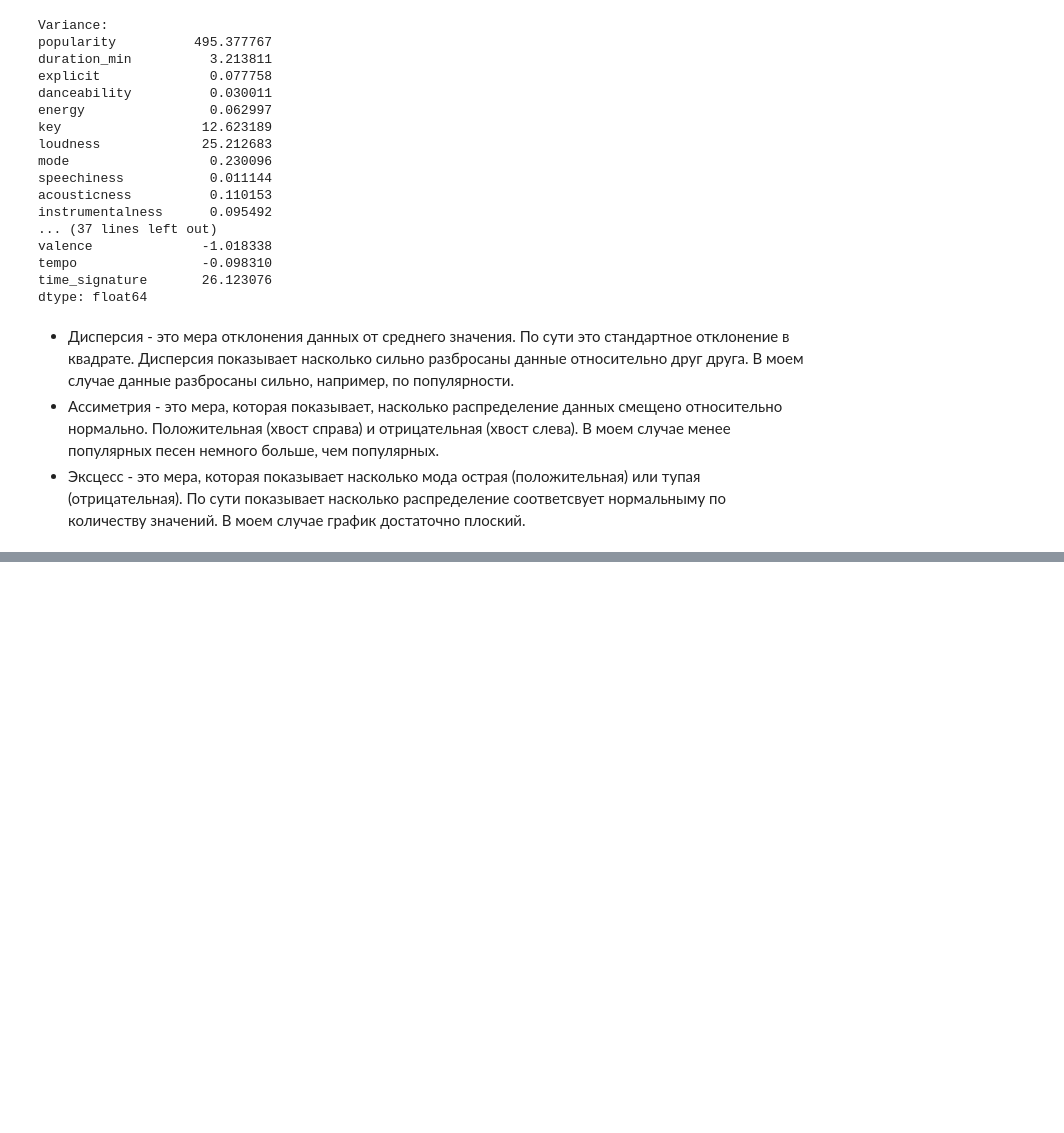
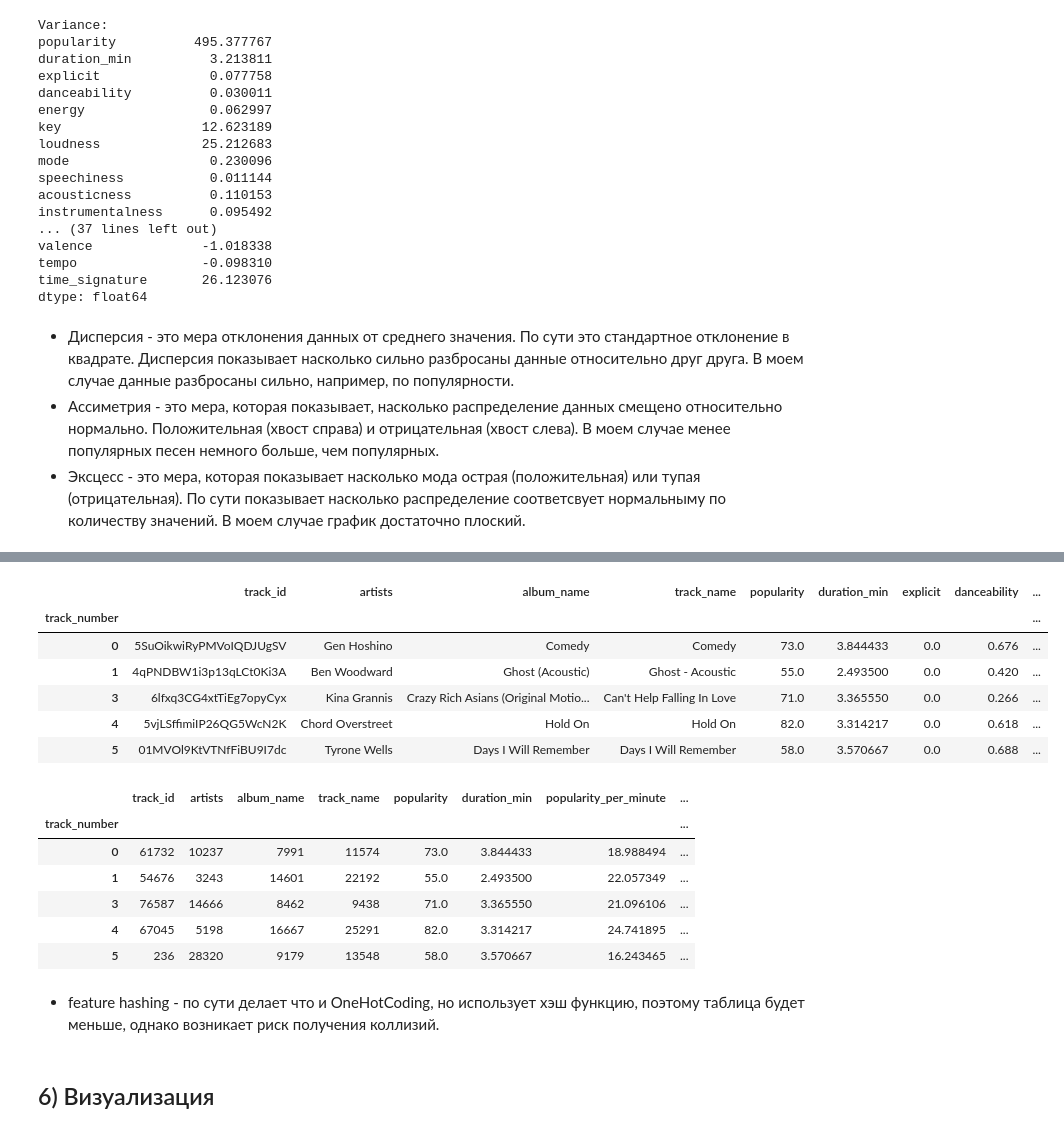
Before and after one commit to Xivalor/ml-course-homeworks, a Jupyter notebook: hw02_EDA_cycle/hw02_EDA_cycle.ipynb, the cells around one changed output, grey strips where cells are left out. Cells and saved outputs as stored; diff of their text form; code cells hidden in the pictures; blank space fills up the shorter version.

```diff
--- a/hw02_EDA_cycle/hw02_EDA_cycle.ipynb
+++ b/hw02_EDA_cycle/hw02_EDA_cycle.ipynb
@@ -285,0 +294,38 @@ dtype: float64
+# %%
+from sklearn.preprocessing import LabelEncoder
+
+encoders = {}
+
+df_modified = pd.get_dummies(df, columns=['track_genre'])
+
+columns_to_encode = ['track_id', 'artists', 'album_name', 'track_name']
+
+for col in columns_to_encode:
+    le = LabelEncoder()
+    df_modified[col] = le.fit_transform(df_modified[col])
+    encoders[col] = le
+
+df_modified.insert(6, 'popularity_per_minute', df['popularity'] / df['duration_min'])
+df_modified.insert(10, 'colbasility', df['danceability'] * df['energy'])
+
+display(df.head())
+display(df_modified.head())
+# %% [output]
+|  | track_id | artists | album_name | track_name | popularity | duration_min | explicit | danceability | ... |
+| track_number |  |  |  |  |  |  |  |  | ... |
+| 0 | 5SuOikwiRyPMVoIQDJUgSV | Gen Hoshino | Comedy | Comedy | 73.0 | 3.844433 | 0.0 | 0.676 | ... |
+| 1 | 4qPNDBW1i3p13qLCt0Ki3A | Ben Woodward | Ghost (Acoustic) | Ghost - Acoustic | 55.0 | 2.493500 | 0.0 | 0.420 | ... |
+| 3 | 6lfxq3CG4xtTiEg7opyCyx | Kina Grannis | Crazy Rich Asians (Original Motio... | Can't Help Falling In Love | 71.0 | 3.365550 | 0.0 | 0.266 | ... |
+| 4 | 5vjLSffimiIP26QG5WcN2K | Chord Overstreet | Hold On | Hold On | 82.0 | 3.314217 | 0.0 | 0.618 | ... |
+| 5 | 01MVOl9KtVTNfFiBU9I7dc | Tyrone Wells | Days I Will Remember | Days I Will Remember | 58.0 | 3.570667 | 0.0 | 0.688 | ... |
+|  | track_id | artists | album_name | track_name | popularity | duration_min | popularity_per_minute | ... |
+| track_number |  |  |  |  |  |  |  | ... |
+| 0 | 61732 | 10237 | 7991 | 11574 | 73.0 | 3.844433 | 18.988494 | ... |
+| 1 | 54676 | 3243 | 14601 | 22192 | 55.0 | 2.493500 | 22.057349 | ... |
+| 3 | 76587 | 14666 | 8462 | 9438 | 71.0 | 3.365550 | 21.096106 | ... |
+| 4 | 67045 | 5198 | 16667 | 25291 | 82.0 | 3.314217 | 24.741895 | ... |
+| 5 | 236 | 28320 | 9179 | 13548 | 58.0 | 3.570667 | 16.243465 | ... |
+# %% [markdown]
+- feature hashing - по сути делает что и OneHotCoding, но использует хэш функцию, поэтому таблица будет меньше, однако возникает риск получения коллизий.
+# %% [markdown]
+## 6) Визуализация
```
Also changed, not shown: parts of 1 cell of this notebook.
